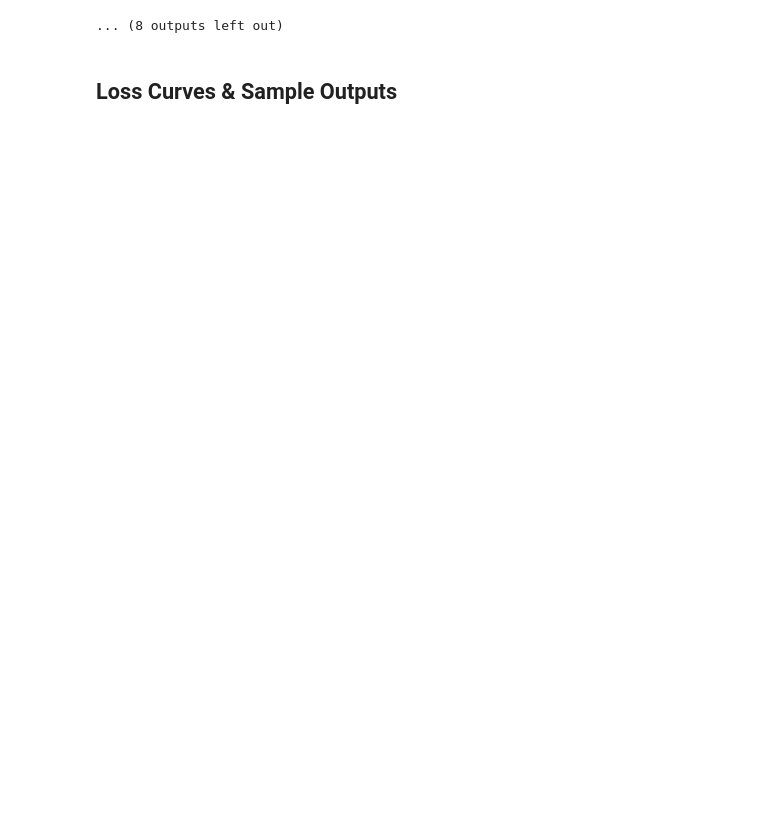
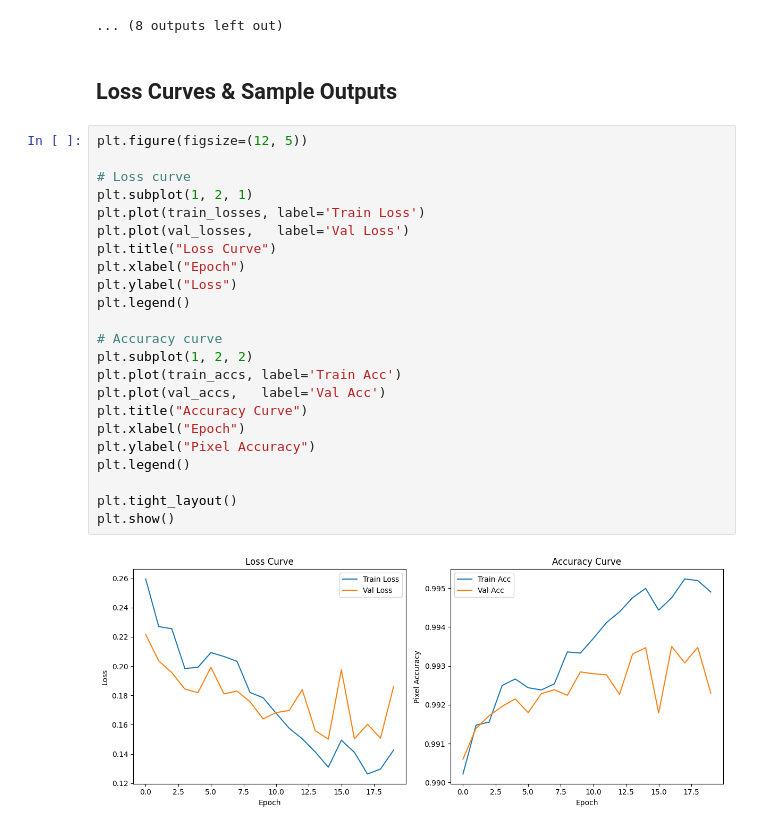
Before and after one commit to theveryhim/UNet-Segmentation, a Jupyter notebook: UNet-Segmentation.ipynb, the cells around one changed output. Drawn from its saved outputs; the diff is of its cells as text; blank space fills up the shorter version.

```diff
--- a/UNet-Segmentation.ipynb
+++ b/UNet-Segmentation.ipynb
@@ -643,4 +668,29 @@ Epoch 12: Train=0.6044, Val=0.6025
 ... (8 outputs left out)
 # %% [markdown]
 ## Loss Curves & Sample Outputs
+# %%
+plt.figure(figsize=(12, 5))
+
+# Loss curve
+plt.subplot(1, 2, 1)
+plt.plot(train_losses, label='Train Loss')
+plt.plot(val_losses,   label='Val Loss')
+plt.title("Loss Curve")
+plt.xlabel("Epoch")
+plt.ylabel("Loss")
+plt.legend()
+
+# Accuracy curve
+plt.subplot(1, 2, 2)
+plt.plot(train_accs, label='Train Acc')
+plt.plot(val_accs,   label='Val Acc')
+plt.title("Accuracy Curve")
+plt.xlabel("Epoch")
+plt.ylabel("Pixel Accuracy")
+plt.legend()
+
+plt.tight_layout()
+plt.show()
+# %% [output]
+[figure, added]
 # %%
```
Also changed, not shown: parts of 7 cells of this notebook, 10 other files.
